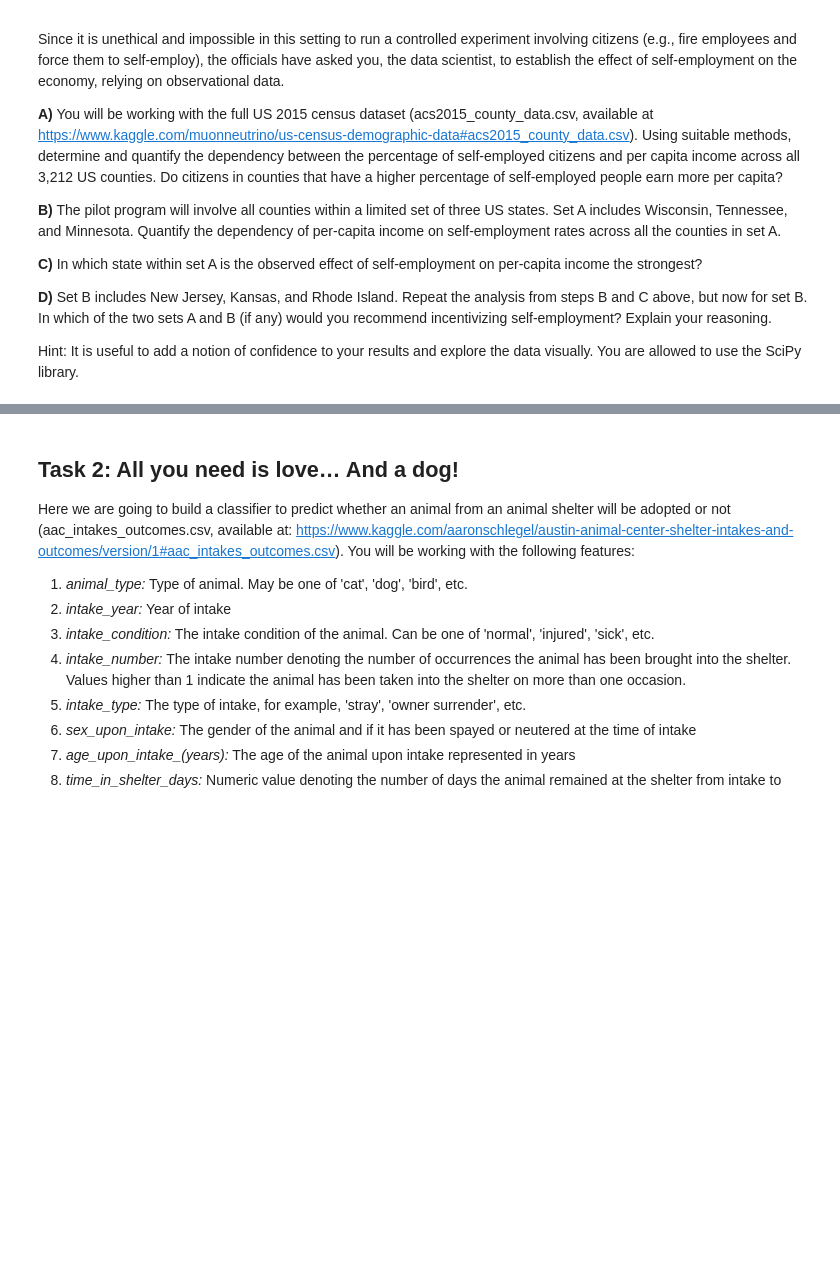
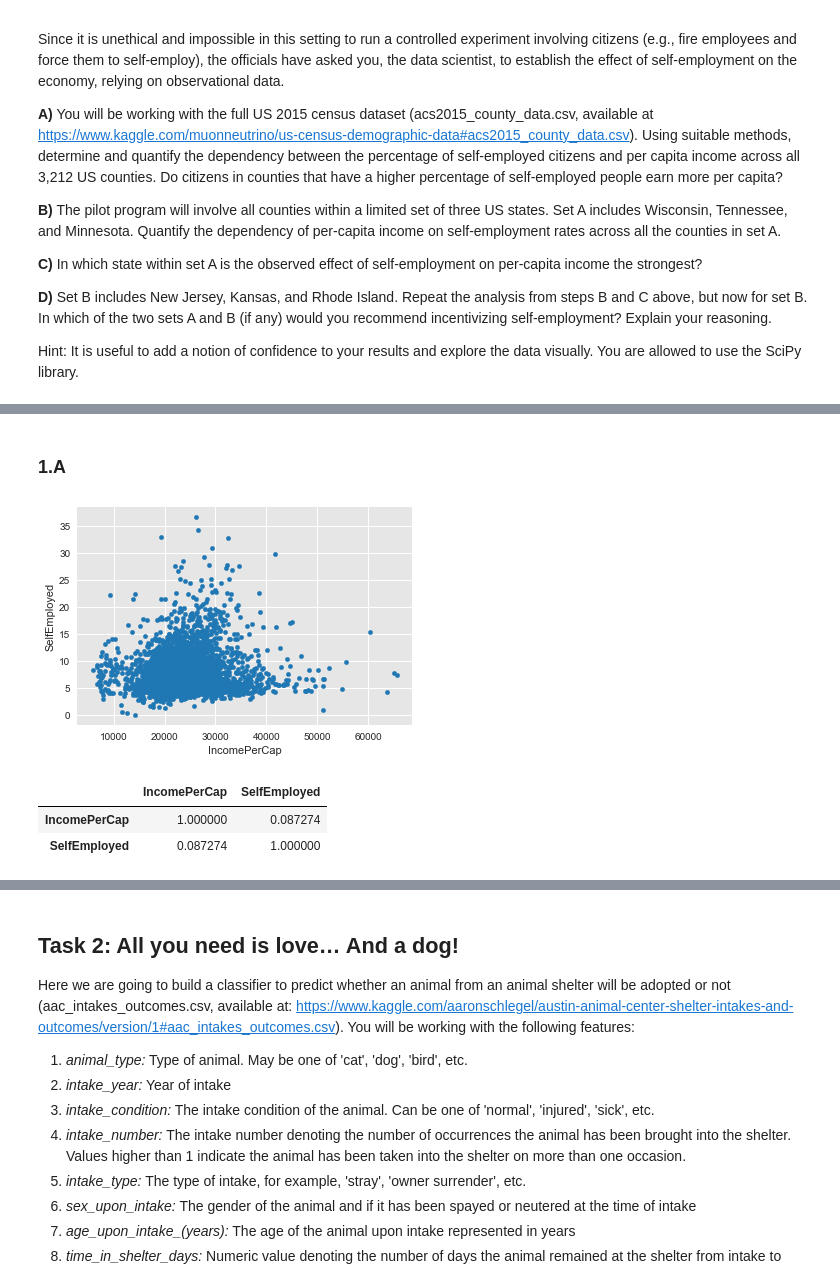
Before and after one commit to mikelassi/ADA2018-Homework, a Jupyter notebook: 04 - Observational Studies and Applied ML/Homework 4.ipynb, the cells around one changed output, grey strips where cells are left out. Saved outputs shown, nothing was run; the diff lists cells and outputs as text; code cells hidden in the pictures; blank space fills up the shorter version.

```diff
--- a/04 - Observational Studies and Applied ML/Homework 4.ipynb
+++ b/04 - Observational Studies and Applied ML/Homework 4.ipynb
@@ -31,0 +44,3 @@ Hint: It is useful to add a notion of confidence to your results and explore the
+# %%
+data = pd.read_csv(data_folder+'acs2015_county_data.csv', index_col=0)
+data.head()
@@ -31,0 +55,12 @@ Hint: It is useful to add a notion of confidence to your results and explore the
+# %% [markdown]
+### 1.A
+# %%
+fig =  data.plot(kind = 'scatter', x = 'IncomePerCap', y = 'SelfEmployed')
+# %% [output]
+[figure, added]
+# %%
+data[['IncomePerCap','SelfEmployed']].corr()
+# %% [output]
+|  | IncomePerCap | SelfEmployed |
+| IncomePerCap | 1.000000 | 0.087274 |
+| SelfEmployed | 0.087274 | 1.000000 |
```
Also changed, not shown: parts of 31 cells of this notebook, 5 other files.
